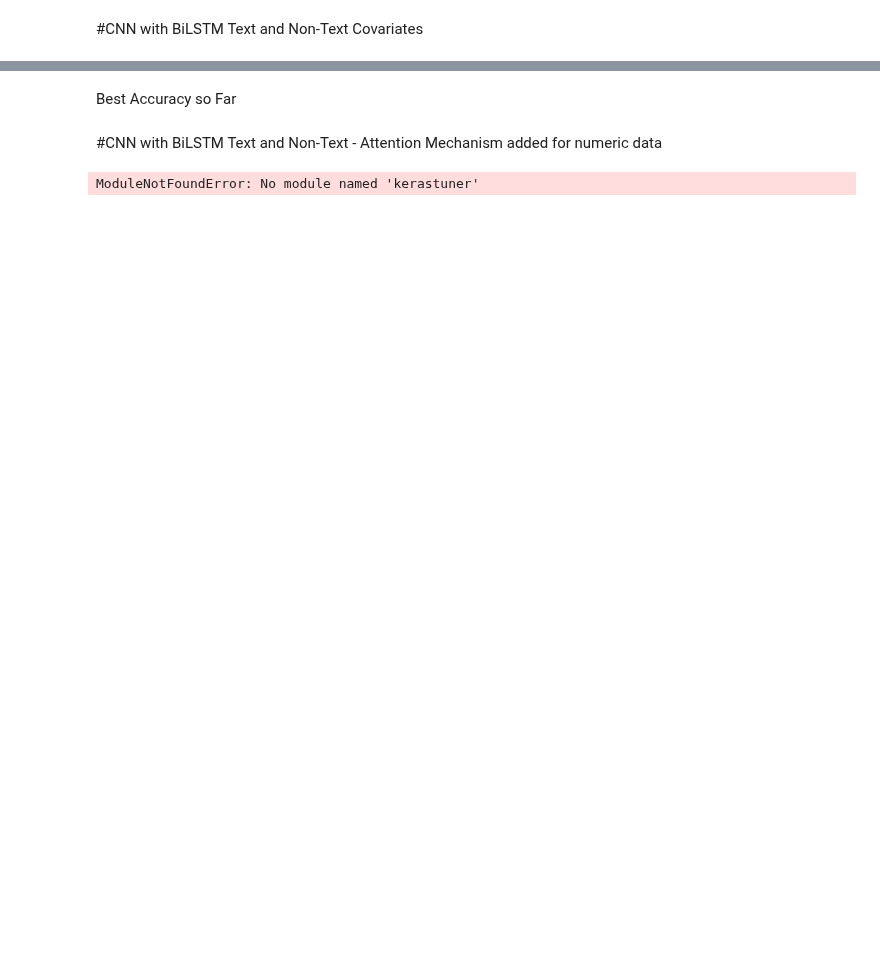
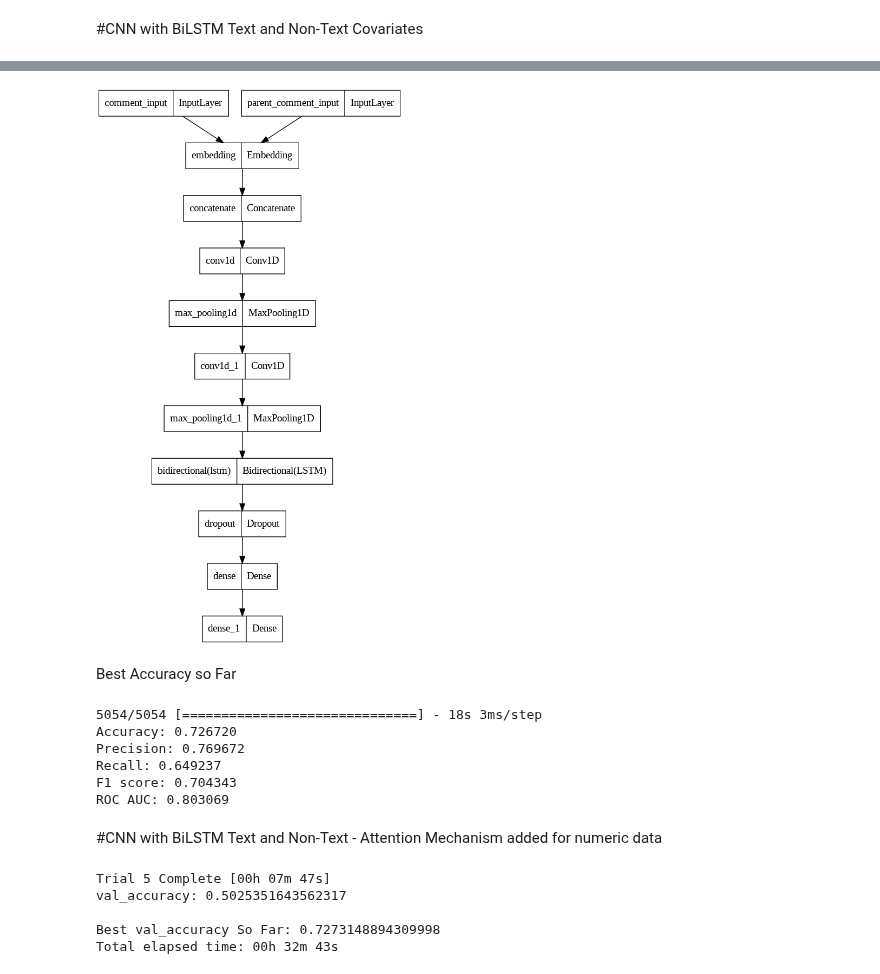
Before and after one commit to brianellis1997/Sarcasm_Detection, a Jupyter notebook: CNN.ipynb, the cells around one changed output, grey strips where cells are left out. Drawn from its saved outputs; the diff is of its cells as text; code cells hidden in the pictures; blank space fills up the shorter version.

```diff
--- a/CNN.ipynb
+++ b/CNN.ipynb
@@ -642,13 +616,17 @@ ROC AUC: 0.773351
 # %%
 from tensorflow.keras.models import load_model
-bestCNNBiLSTM = load_model('/content/drive/MyDrive/Sarcasm_Data/bestCNNBiLSTM.h5')
+CNN_Text_BiLSTM = load_model('/content/drive/MyDrive/Sarcasm_Data/CNN_Text_BiLSTM.h5')
+# %%
+plot_model(CNN_Text_BiLSTM)
+# %% [output]
+[figure, added]
 # %% [markdown]
 Best Accuracy so Far
 # %%
 from sklearn.metrics import accuracy_score, precision_score, recall_score, f1_score, roc_auc_score
 from keras.models import Model
 
-predictions = bestCNNBiLSTM .predict({'comment_input': X_text_comment_pad_test,
+predictions = CNN_Text_BiLSTM .predict({'comment_input': X_text_comment_pad_test,
                              'parent_comment_input': X_text_parent_comment_pad_test})
 
 prediction_result = (predictions > 0.5).astype('int32')
@@ -672,6 +650,13 @@ print('F1 score: %f' % f1)
 predictions = predictions.flatten()
 auc = roc_auc_score(y_test, predictions)
 print('ROC AUC: %f' % auc)
+# %% [output]
+5054/5054 [==============================] - 18s 3ms/step
+Accuracy: 0.726720
+Precision: 0.769672
+Recall: 0.649237
+F1 score: 0.704343
+ROC AUC: 0.803069
 # %% [markdown]
 #CNN with BiLSTM Text and Non-Text - Attention Mechanism added for numeric data
 # %%
@@ -736,18 +721,18 @@ def build_model3(hp):
 # %%
 from kerastuner.tuners import RandomSearch
 
-tuner2 = RandomSearch(
-    build_model3,
+tuner5 = RandomSearch(
+    build_model5,
     objective='val_accuracy',
     max_trials=5,
     executions_per_trial=1,
     directory='my_dir',
-    project_name='hparam_tuning'
+    project_name='hparam_tuning5'
 )
 
-tuner2.search_space_summary()
+tuner5.search_space_summary()
 
-tuner2.search(x=[X_text_comment_pad, X_text_parent_comment_pad, X_numeric_scaled],
+tuner5.search(x=[X_text_comment_pad, X_text_parent_comment_pad, X_numeric_scaled],
              y=y_train,
              epochs=4,
              batch_size=128,
@@ -755,6 +740,10 @@ tuner2.search(x=[X_text_comment_pad, X_text_parent_comment_pad, X_numeric_scaled
 
 
 
-bestCNNBiLSTMAll = tuner2.get_best_models(num_models=1)[0]
+CNN_Text_NonText_Attention = tuner5.get_best_models(num_models=1)[0]
 # %% [output]
-ModuleNotFoundError: No module named 'kerastuner'
+Trial 5 Complete [00h 07m 47s]
+val_accuracy: 0.5025351643562317
+
+Best val_accuracy So Far: 0.7273148894309998
+Total elapsed time: 00h 32m 43s
```
Also changed, not shown: parts of 52 cells of this notebook.
